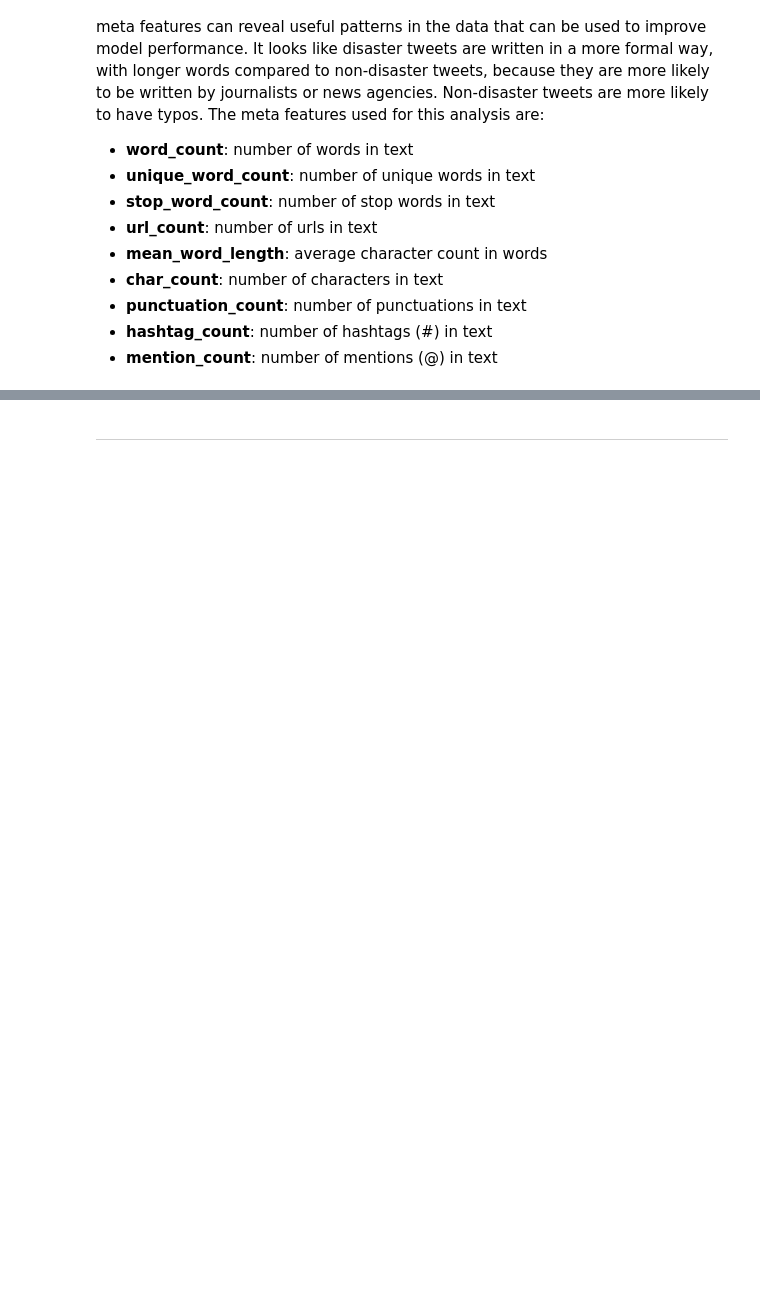
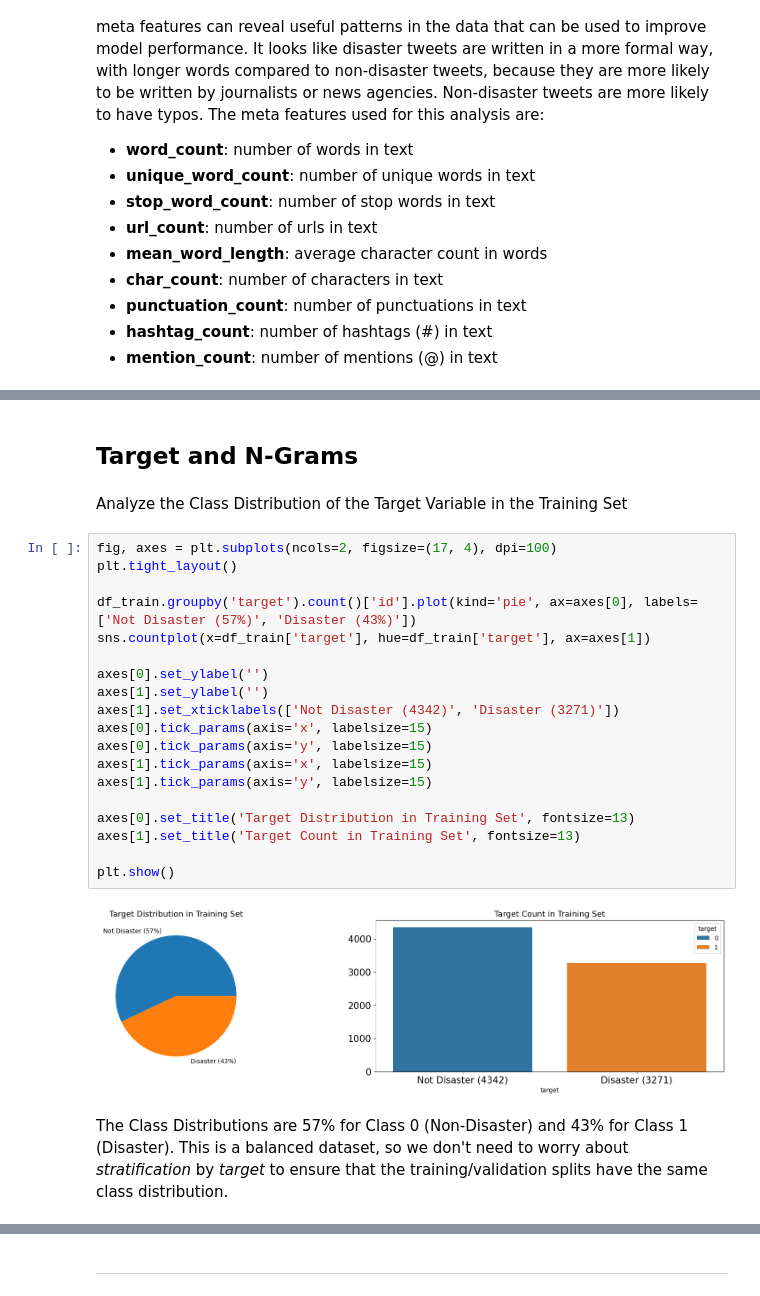
Before and after one commit to monkin77/llm-learn, a Jupyter notebook: nlp_disaster_tweets/eda.ipynb, the cells around one changed output, grey strips where cells are left out. Drawn from its saved outputs; the diff is of its cells as text; blank space fills up the shorter version.

```diff
--- a/nlp_disaster_tweets/eda.ipynb
+++ b/nlp_disaster_tweets/eda.ipynb
@@ -233,0 +322,27 @@ On the other hand, the `keyword` field has a low cardinality and we can see that
+# %% [markdown]
+## Target and N-Grams
+# %% [markdown]
+Analyze the Class Distribution of the Target Variable in the Training Set
+# %%
+fig, axes = plt.subplots(ncols=2, figsize=(17, 4), dpi=100)
+plt.tight_layout()
+
+df_train.groupby('target').count()['id'].plot(kind='pie', ax=axes[0], labels=['Not Disaster (57%)', 'Disaster (43%)'])
+sns.countplot(x=df_train['target'], hue=df_train['target'], ax=axes[1])
+
+axes[0].set_ylabel('')
+axes[1].set_ylabel('')
+axes[1].set_xticklabels(['Not Disaster (4342)', 'Disaster (3271)'])
+axes[0].tick_params(axis='x', labelsize=15)
+axes[0].tick_params(axis='y', labelsize=15)
+axes[1].tick_params(axis='x', labelsize=15)
+axes[1].tick_params(axis='y', labelsize=15)
+
+axes[0].set_title('Target Distribution in Training Set', fontsize=13)
+axes[1].set_title('Target Count in Training Set', fontsize=13)
+
+plt.show()
+# %% [output]
+[figure, added]
+# %% [markdown]
+The Class Distributions are 57% for Class 0 (Non-Disaster) and 43% for Class 1 (Disaster). This is a balanced dataset, so we don't need to worry about *stratification* by *target* to ensure that the training/validation splits have the same class distribution.
```
Also changed, not shown: parts of 24 cells of this notebook, 3 other files.
